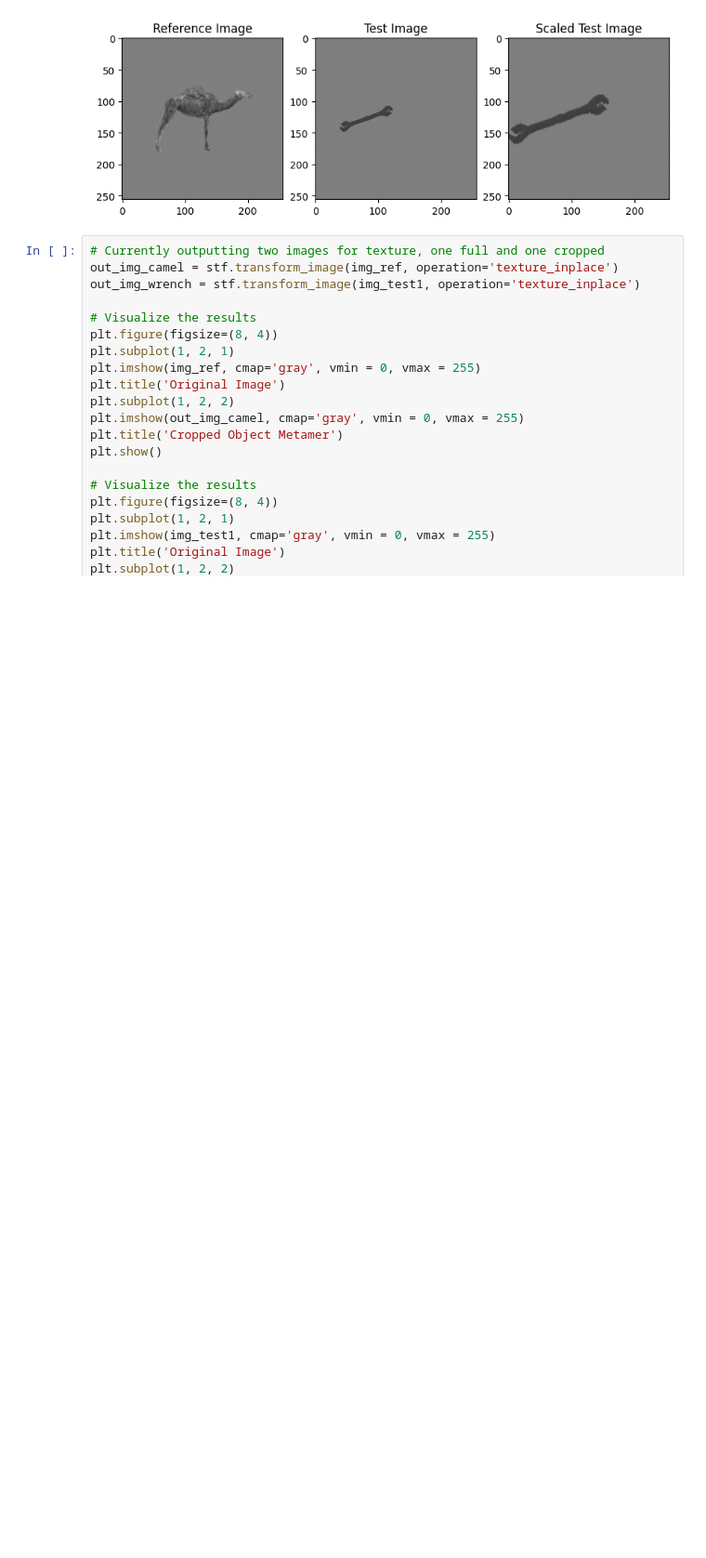
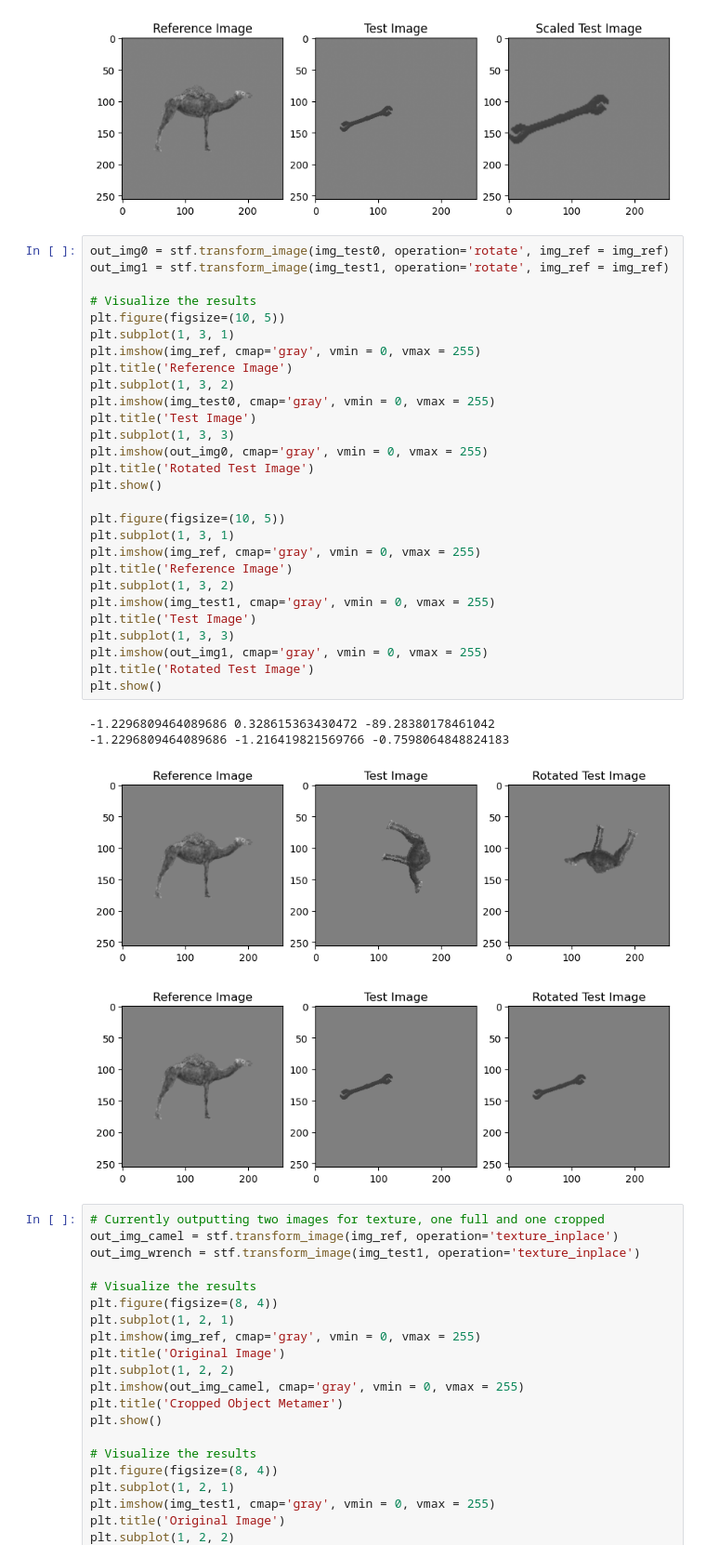
Before and after one commit to emeyer121/StimulusModeling, a Jupyter notebook: tutorial/stim_transformations_tutorial.ipynb, the cells around one changed output. Shown at 93% size. Saved outputs shown, nothing was run; the diff lists cells and outputs as text; blank space fills up the shorter version.

```diff
--- a/tutorial/stim_transformations_tutorial.ipynb
+++ b/tutorial/stim_transformations_tutorial.ipynb
@@ -94,6 +94,39 @@ plt.show()
 # %% [output]
 [figure]
 [figure]
+# %%
+out_img0 = stf.transform_image(img_test0, operation='rotate', img_ref = img_ref)
+out_img1 = stf.transform_image(img_test1, operation='rotate', img_ref = img_ref)
+
+# Visualize the results
+plt.figure(figsize=(10, 5))
+plt.subplot(1, 3, 1)
+plt.imshow(img_ref, cmap='gray', vmin = 0, vmax = 255)
+plt.title('Reference Image')
+plt.subplot(1, 3, 2)
+plt.imshow(img_test0, cmap='gray', vmin = 0, vmax = 255)
+plt.title('Test Image')
+plt.subplot(1, 3, 3)
+plt.imshow(out_img0, cmap='gray', vmin = 0, vmax = 255)
+plt.title('Rotated Test Image')
+plt.show()
+
+plt.figure(figsize=(10, 5))
+plt.subplot(1, 3, 1)
+plt.imshow(img_ref, cmap='gray', vmin = 0, vmax = 255)
+plt.title('Reference Image')
+plt.subplot(1, 3, 2)
+plt.imshow(img_test1, cmap='gray', vmin = 0, vmax = 255)
+plt.title('Test Image')
+plt.subplot(1, 3, 3)
+plt.imshow(out_img1, cmap='gray', vmin = 0, vmax = 255)
+plt.title('Rotated Test Image')
+plt.show()
+# %% [output]
+-1.2296809464089686 0.328615363430472 -89.28380178461042
+-1.2296809464089686 -1.216419821569766 -0.7598064848824183
+[figure, added]
+[figure, added]
 # %%
 # Currently outputting two images for texture, one full and one cropped
 out_img_camel = stf.transform_image(img_ref, operation='texture_inplace')
```
Also changed, not shown: parts of 1 cell of this notebook, 1 other file.
